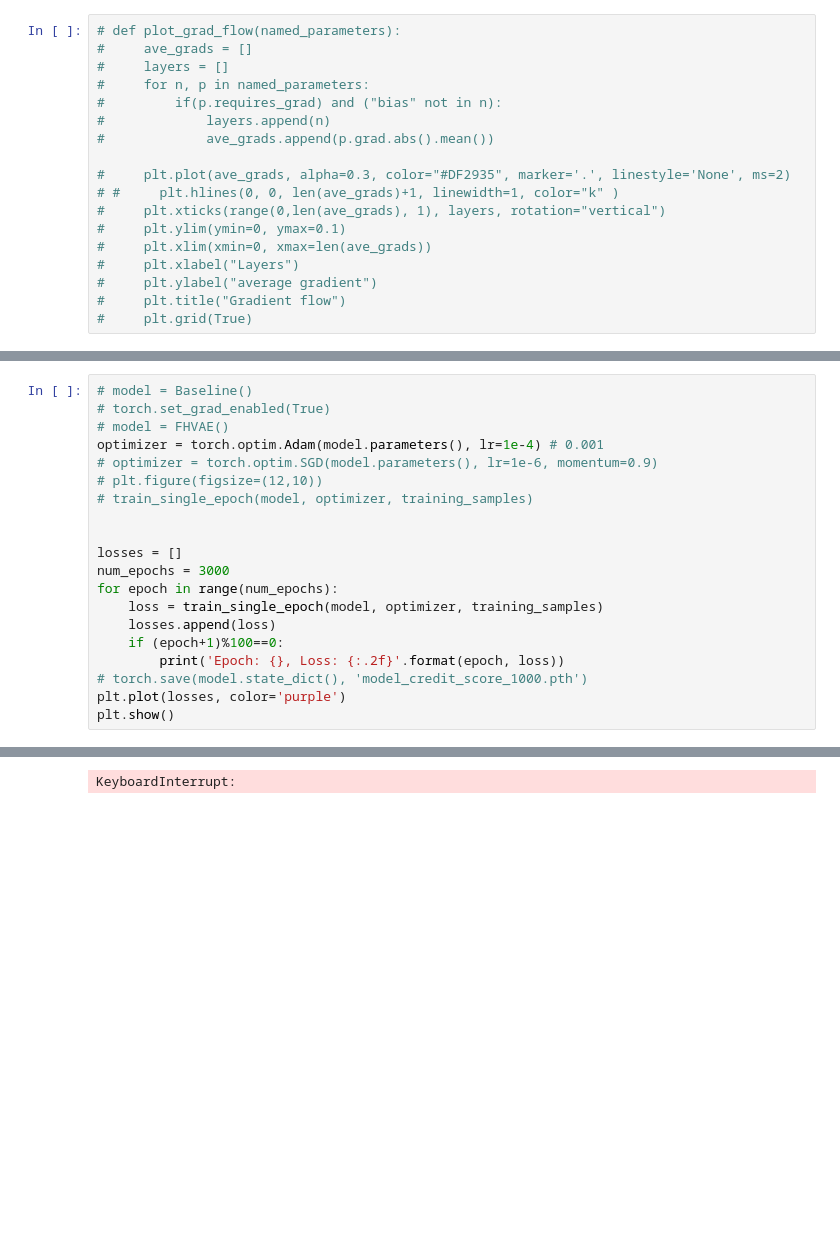
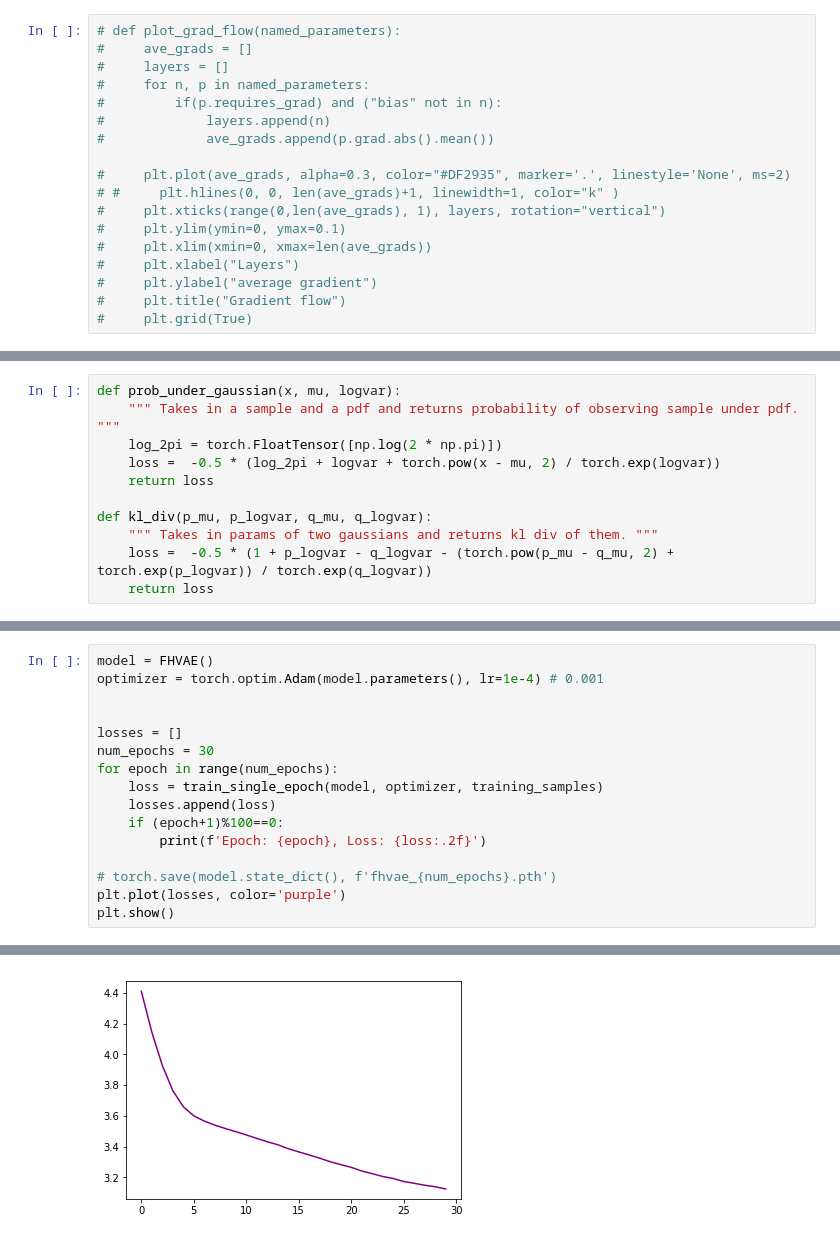
Before and after one commit to stefanwezel/SequentialVAE, a Jupyter notebook: example/disentangle_sequence.ipynb, the cells around one changed output, grey strips where cells are left out. Drawn from its saved outputs; the diff is of its cells as text; blank space fills up the shorter version.

```diff
--- a/example/disentangle_sequence.ipynb
+++ b/example/disentangle_sequence.ipynb
@@ -271,3 +150,14 @@ def kld(p_mu, p_logvar, q_mu, q_logvar):
+# %%
+def prob_under_gaussian(x, mu, logvar):
+    """ Takes in a sample and a pdf and returns probability of observing sample under pdf. """
+    log_2pi = torch.FloatTensor([np.log(2 * np.pi)])
+    loss =  -0.5 * (log_2pi + logvar + torch.pow(x - mu, 2) / torch.exp(logvar))
+    return loss
+
+def kl_div(p_mu, p_logvar, q_mu, q_logvar):
+    """ Takes in params of two gaussians and returns kl div of them. """
+    loss =  -0.5 * (1 + p_logvar - q_logvar - (torch.pow(p_mu - q_mu, 2) + torch.exp(p_logvar)) / torch.exp(q_logvar))
+    return loss
 # %%
 # ave_grads = []
 # layers = []
@@ -324,21 +208,17 @@ def train_single_epoch(model, optimizer, data):
 # %%
-# model = Baseline()
-# torch.set_grad_enabled(True)
-# model = FHVAE()
+model = FHVAE()
 optimizer = torch.optim.Adam(model.parameters(), lr=1e-4) # 0.001
-# optimizer = torch.optim.SGD(model.parameters(), lr=1e-6, momentum=0.9)
-# plt.figure(figsize=(12,10))
-# train_single_epoch(model, optimizer, training_samples)
 
 
 losses = []
-num_epochs = 3000
+num_epochs = 30
 for epoch in range(num_epochs):
     loss = train_single_epoch(model, optimizer, training_samples)
     losses.append(loss)
     if (epoch+1)%100==0:
-        print('Epoch: {}, Loss: {:.2f}'.format(epoch, loss))
-# torch.save(model.state_dict(), 'model_credit_score_1000.pth')
+        print(f'Epoch: {epoch}, Loss: {loss:.2f}')
+
+# torch.save(model.state_dict(), f'fhvae_{num_epochs}.pth')
 plt.plot(losses, color='purple')
 plt.show()
 # %% [output]
@@ -360,3 +225,3 @@ Epoch: 1499, Loss: -0.45
-KeyboardInterrupt:
+[figure, added]
 # %%
 import tikzplotlib as tpl
```
Also changed, not shown: parts of 10 cells of this notebook, 3 other files.
